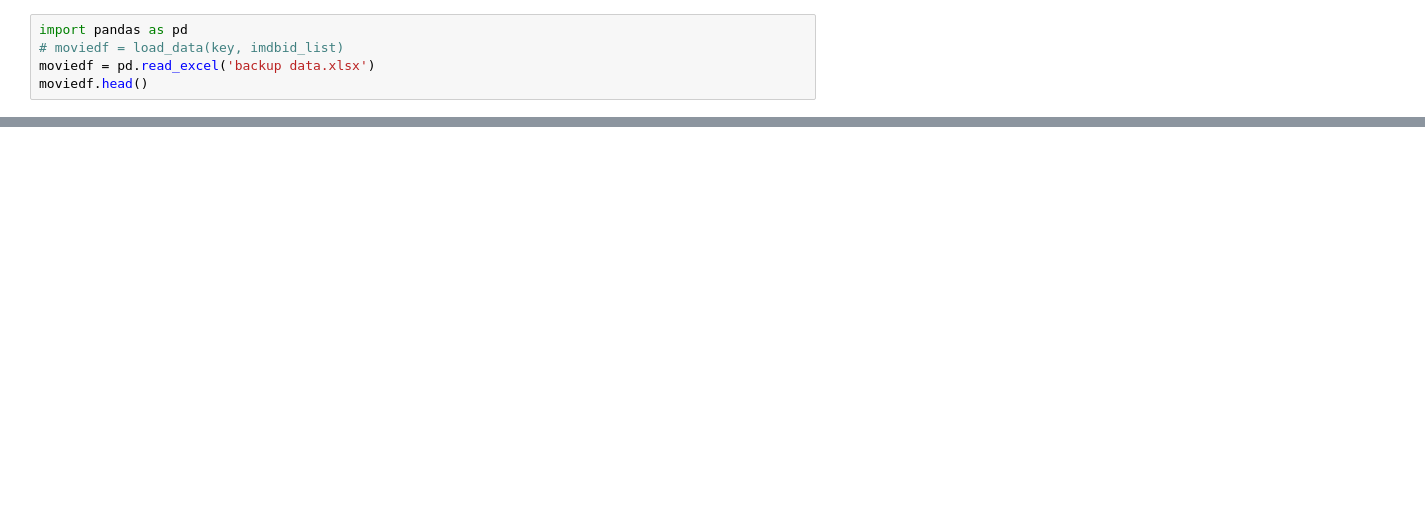
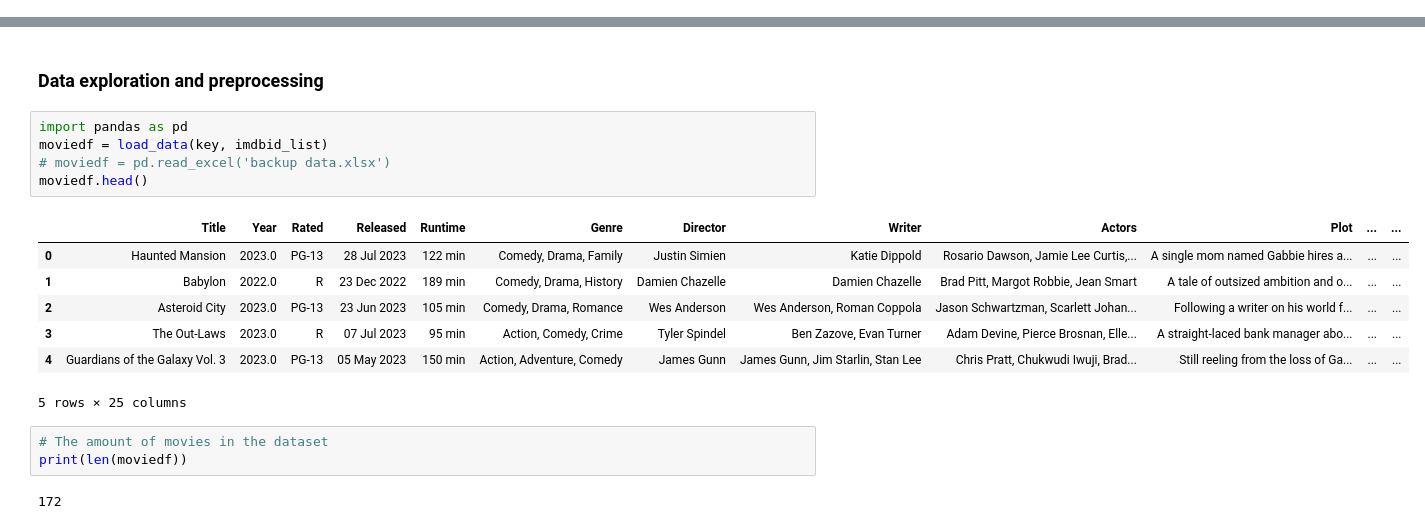
Before and after one commit to Eviedf/movieclassifier, a Jupyter notebook: movie_classification.ipynb, the cells around one changed output, grey strips where cells are left out. Drawn from its saved outputs; the diff is of its cells as text; blank space fills up the shorter version.

```diff
--- a/movie_classification.ipynb
+++ b/movie_classification.ipynb
@@ -87,5 +42,0 @@ def load_data(key, idlist):
-# %%
-import pandas as pd
-# moviedf = load_data(key, imdbid_list)
-moviedf = pd.read_excel('backup data.xlsx')
-moviedf.head()
@@ -491,0 +99,20 @@ joblib.dump(multilabel_binarizer, 'models/binarizer.pkl')
+# %% [markdown]
+### Data exploration and preprocessing
+# %%
+import pandas as pd
+moviedf = load_data(key, imdbid_list)
+# moviedf = pd.read_excel('backup data.xlsx')
+moviedf.head()
+# %% [output]
+|  | Title | Year | Rated | Released | Runtime | Genre | Director | Writer | Actors | Plot | ... | ... |
+| 0 | Haunted Mansion | 2023.0 | PG-13 | 28 Jul 2023 | 122 min | Comedy, Drama, Family | Justin Simien | Katie Dippold | Rosario Dawson, Jamie Lee Curtis,... | A single mom named Gabbie hires a... | ... | ... |
+| 1 | Babylon | 2022.0 | R | 23 Dec 2022 | 189 min | Comedy, Drama, History | Damien Chazelle | Damien Chazelle | Brad Pitt, Margot Robbie, Jean Smart | A tale of outsized ambition and o... | ... | ... |
+| 2 | Asteroid City | 2023.0 | PG-13 | 23 Jun 2023 | 105 min | Comedy, Drama, Romance | Wes Anderson | Wes Anderson, Roman Coppola | Jason Schwartzman, Scarlett Johan... | Following a writer on his world f... | ... | ... |
+| 3 | The Out-Laws | 2023.0 | R | 07 Jul 2023 | 95 min | Action, Comedy, Crime | Tyler Spindel | Ben Zazove, Evan Turner | Adam Devine, Pierce Brosnan, Elle... | A straight-laced bank manager abo... | ... | ... |
+| 4 | Guardians of the Galaxy Vol. 3 | 2023.0 | PG-13 | 05 May 2023 | 150 min | Action, Adventure, Comedy | James Gunn | James Gunn, Jim Starlin, Stan Lee | Chris Pratt, Chukwudi Iwuji, Brad... | Still reeling from the loss of Ga... | ... | ... |
+5 rows × 25 columns
+# %%
+# The amount of movies in the dataset
+print(len(moviedf))
+# %% [output]
+172
```
Also changed, not shown: parts of 60 cells of this notebook, 1 other file.
